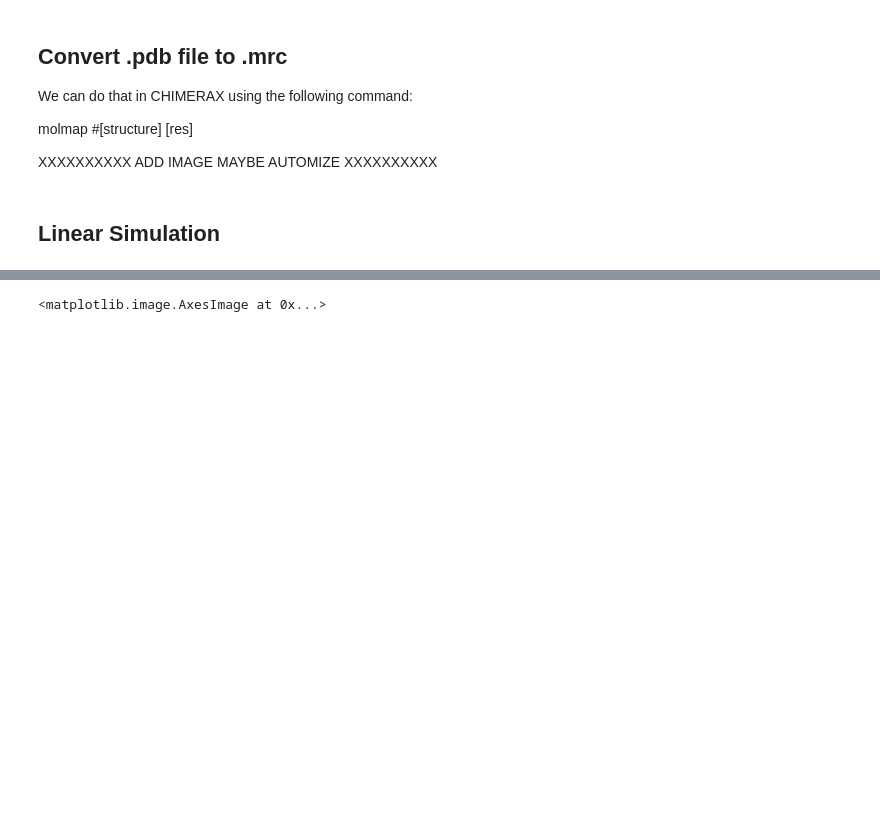
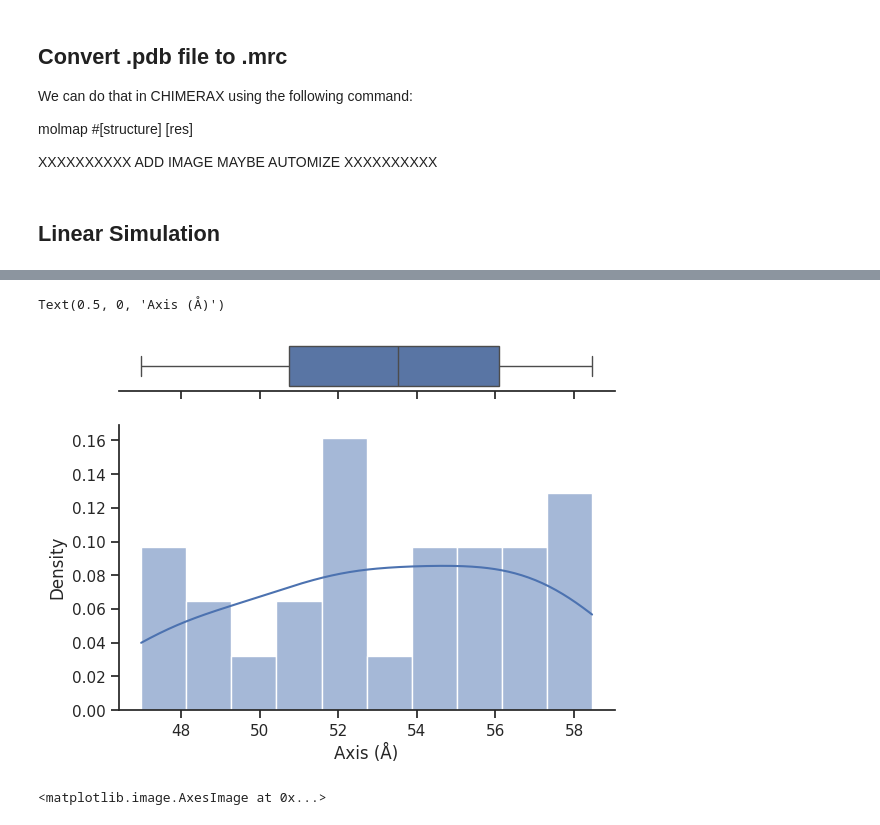
Before and after one commit to h-alvarenga/simSPI, a Jupyter notebook: notebooks/mpmodel_tutorial.ipynb, the cells around one changed output, grey strips where cells are left out. Saved outputs shown, nothing was run; the diff lists cells and outputs as text; code cells hidden in the pictures; blank space fills up the shorter version.

```diff
--- a/notebooks/mpmodel_tutorial.ipynb
+++ b/notebooks/mpmodel_tutorial.ipynb
@@ -390,2 +390,24 @@ plt.savefig(f"{project_folder}/plot_e{epsilon}.png")
+# %%
+data = [i[0] for i in accepted_samples]
+
+#plt.title("Similarity of 7WSN models to ground-truth")
+#plt.xlabel("Axis (Å)")
+#plt.ylabel("PSNR")
+
+
+import seaborn as sns
+
+f, (ax_box, ax_hist) = plt.subplots(2, sharex=True, gridspec_kw={"height_ratios": (.15, .85)})
+
+sns.boxplot(x=data, ax=ax_box)
+sns.histplot(x=data, bins=10, kde=True, stat='density', ax=ax_hist)
+
+ax_box.set(yticks=[])
+sns.despine(ax=ax_hist)
+sns.despine(ax=ax_box, left=True)
+plt.xlabel("Axis (Å)")
+# %% [output]
+Text(0.5, 0, 'Axis (Å)')
+[figure, added]
 # %%
 proj1 = torch.load(f"{proj_folder}/ground_truth.npy")
```
Also changed, not shown: parts of 4 cells of this notebook, 5 other files.
